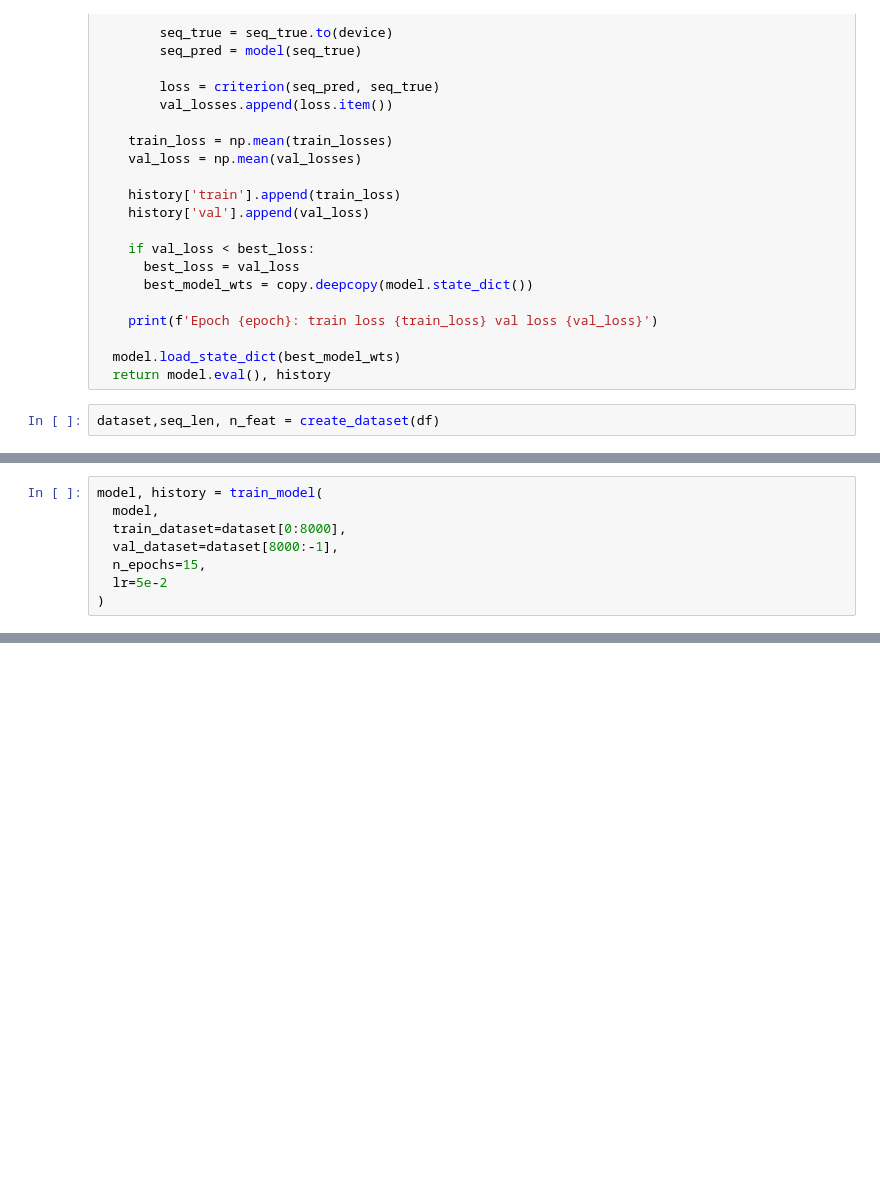
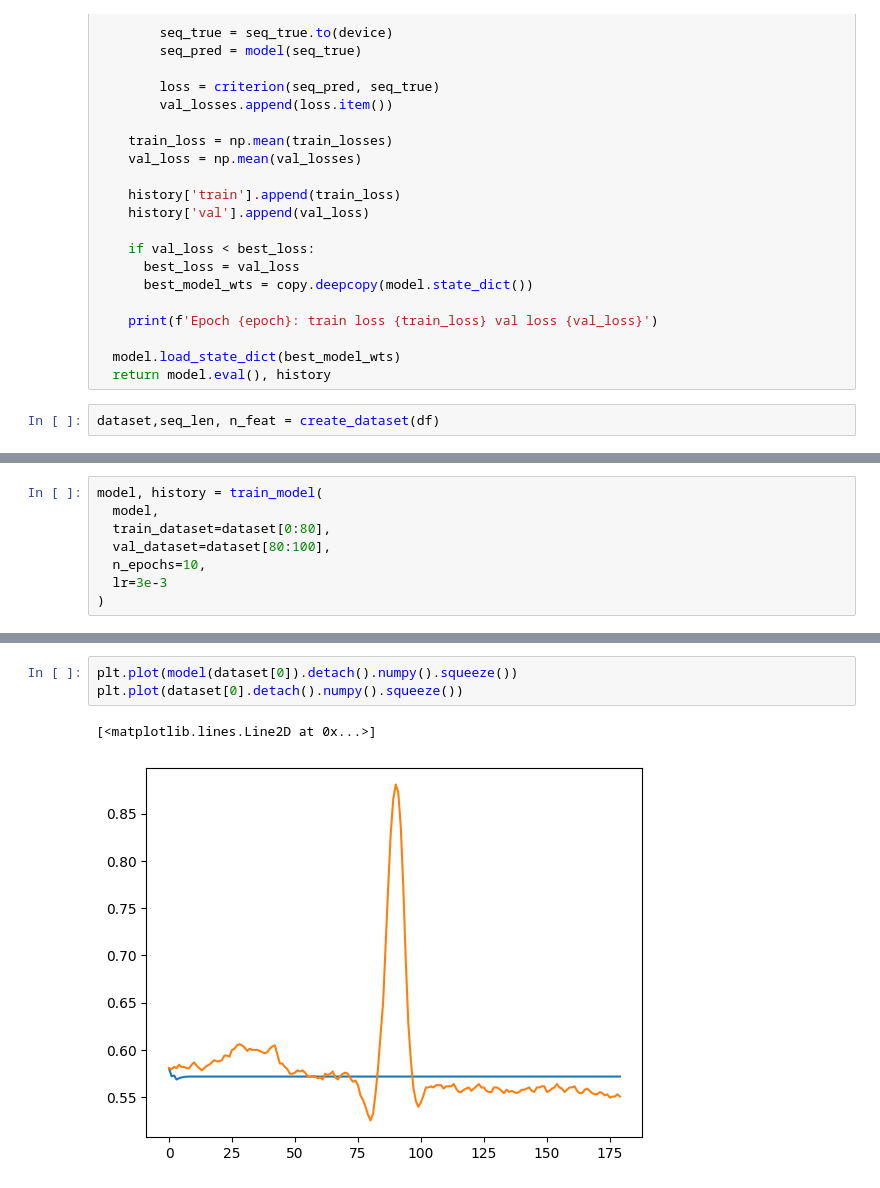
Before and after one commit to sjjtu/MAthesis, a Jupyter notebook: code/train_model.ipynb, the cells around one changed output, grey strips where cells are left out. Saved outputs shown, nothing was run; the diff lists cells and outputs as text; blank space fills up the shorter version.

```diff
--- a/code/train_model.ipynb
+++ b/code/train_model.ipynb
@@ -114,9 +124,9 @@ TypeError: __init__() got an unexpected keyword argument 'lr'
 # %%
 model, history = train_model(
   model,
-  train_dataset=dataset[0:8000],
-  val_dataset=dataset[8000:-1],
-  n_epochs=15,
-  lr=5e-2
+  train_dataset=dataset[0:80],
+  val_dataset=dataset[80:100],
+  n_epochs=10,
+  lr=3e-3
 )
 # %% [output]
@@ -127,0 +143,6 @@ KeyboardInterrupt:
+# %%
+plt.plot(model(dataset[0]).detach().numpy().squeeze())
+plt.plot(dataset[0].detach().numpy().squeeze())
+# %% [output]
+[<matplotlib.lines.Line2D at 0x...>]
+[figure, added]
```
Also changed, not shown: parts of 6 cells of this notebook, 1 other file.
